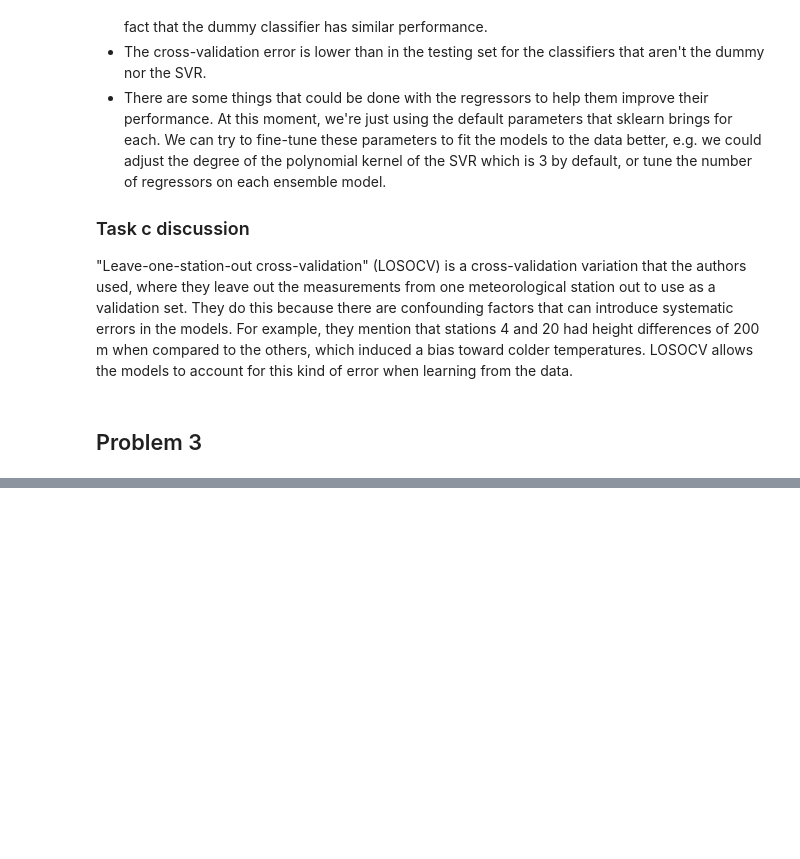
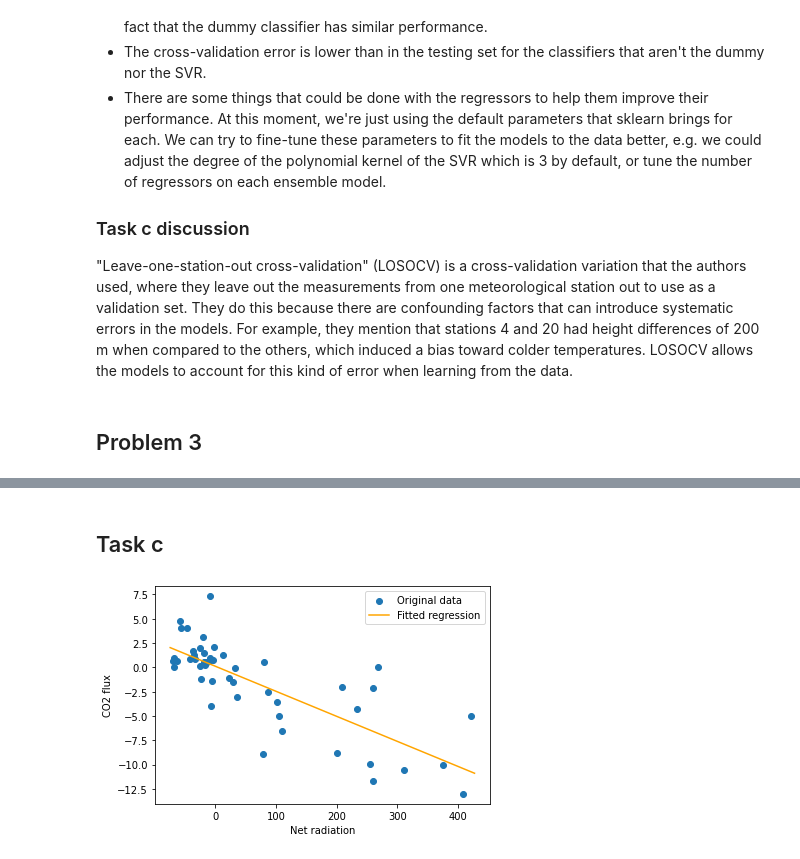
Before and after one commit to vyeoms/assignments, a Jupyter notebook: iml/set1/src/set1.ipynb, the cells around one changed output, grey strips where cells are left out. Saved outputs shown, nothing was run; the diff lists cells and outputs as text; code cells hidden in the pictures; blank space fills up the shorter version.

```diff
--- a/iml/set1/src/set1.ipynb
+++ b/iml/set1/src/set1.ipynb
@@ -307,0 +558,11 @@ res
+# %%
+# Code based off of the example in the statsmodels API:
+# https://www.statsmodels.org/dev/generated/statsmodels.regression.linear_model.OLS.html
+Y = df["FCO2"]
+X = df["Net"]
+X = sm.add_constant(X)
+model = sm.OLS(Y,X)
+results = model.fit()
+
+print("We can check the values of the intercept with 'const', slope with 'Net' (in the 'coef' row) with their respective t-statistics")
+results.summary()
@@ -307,0 +590,14 @@ res
+# %% [markdown]
+## Task c
+# %%
+test_domain = np.linspace(np.min(df["Net"])-5, np.max(df["Net"])+5, 300)
+fit = results.params["const"] + results.params["Net"] * test_domain
+
+plt.scatter(df["Net"], df["FCO2"], label="Original data")
+plt.plot(test_domain, fit, label="Fitted regression", color="orange")
+plt.xlabel("Net radiation")
+plt.ylabel("CO2 flux")
+plt.legend()
+plt.show()
+# %% [output]
+[figure, added]
```
Also changed, not shown: parts of 22 cells of this notebook, 1 other file.
